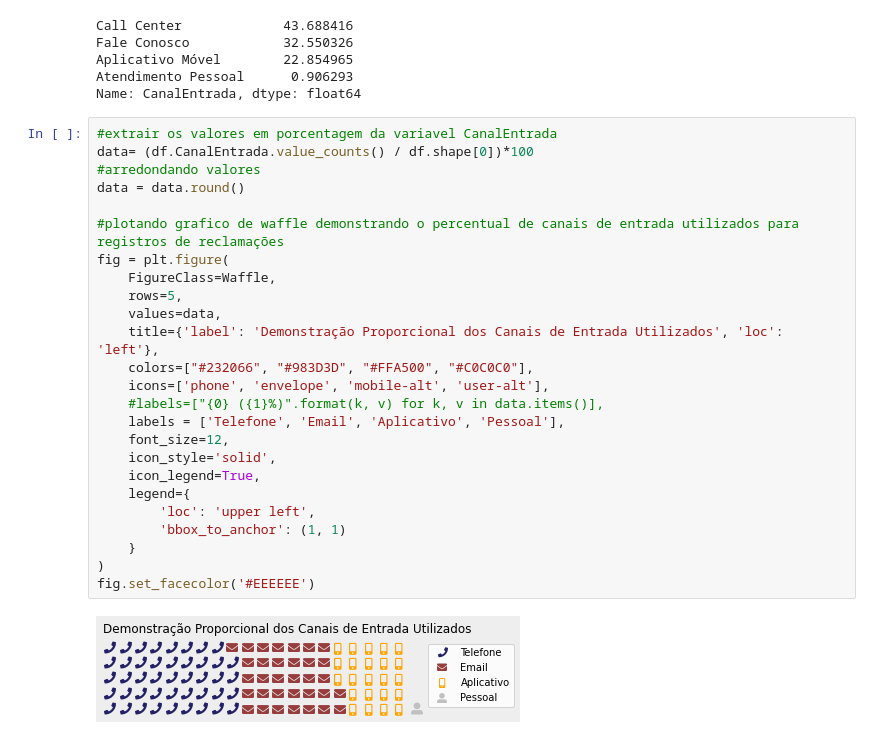
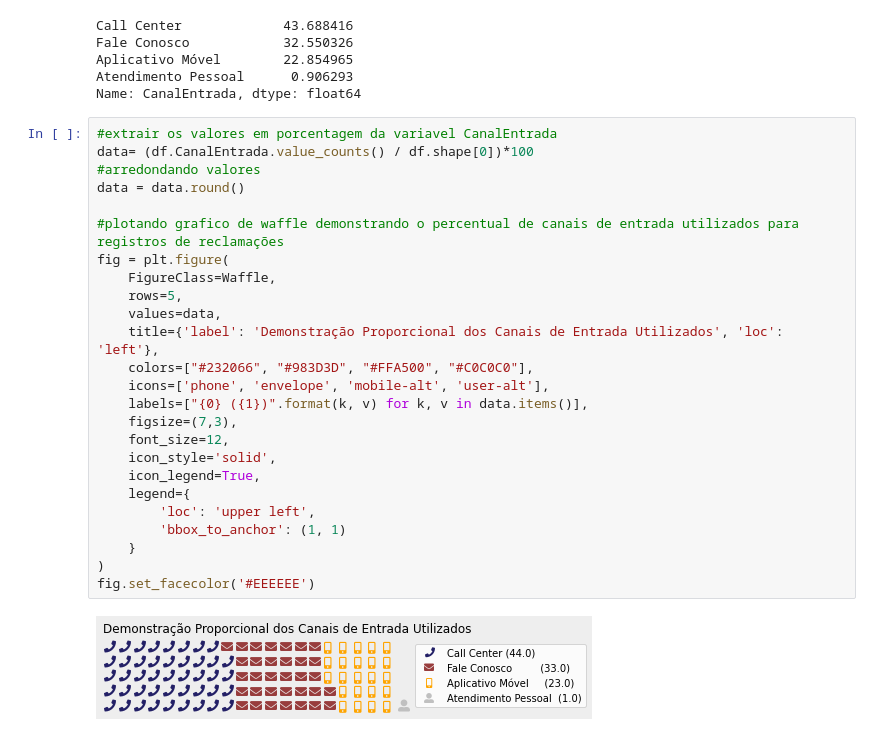
Before and after one commit to felipe-sanches/anatel-BA-2019, a Jupyter notebook: Análise_das_reclamações_à_ANATEL_na_Bahia.ipynb, the cells around one changed output. Drawn from its saved outputs; the diff is of its cells as text.

```diff
--- a/Análise_das_reclamações_à_ANATEL_na_Bahia.ipynb
+++ b/Análise_das_reclamações_à_ANATEL_na_Bahia.ipynb
@@ -256,27 +256,27 @@ Name: CanalEntrada, dtype: float64
 # %%
 #extrair os valores em porcentagem da variavel CanalEntrada
 data= (df.CanalEntrada.value_counts() / df.shape[0])*100
 #arredondando valores
 data = data.round()
 
 #plotando grafico de waffle demonstrando o percentual de canais de entrada utilizados para registros de reclamações
 fig = plt.figure(
     FigureClass=Waffle,
     rows=5,
     values=data,
     title={'label': 'Demonstração Proporcional dos Canais de Entrada Utilizados', 'loc': 'left'},
     colors=["#232066", "#983D3D", "#FFA500", "#C0C0C0"],
     icons=['phone', 'envelope', 'mobile-alt', 'user-alt'],
-    #labels=["{0} ({1}%)".format(k, v) for k, v in data.items()],
-    labels = ['Telefone', 'Email', 'Aplicativo', 'Pessoal'],
+    labels=["{0} ({1})".format(k, v) for k, v in data.items()],
+    figsize=(7,3),
     font_size=12,
     icon_style='solid',
     icon_legend=True,
     legend={
         'loc': 'upper left',
         'bbox_to_anchor': (1, 1)
     }
 )
 fig.set_facecolor('#EEEEEE')
 # %% [output]
-[figure, old version]
+[figure, new version]
```
Also changed, not shown: parts of 1 cell of this notebook.
